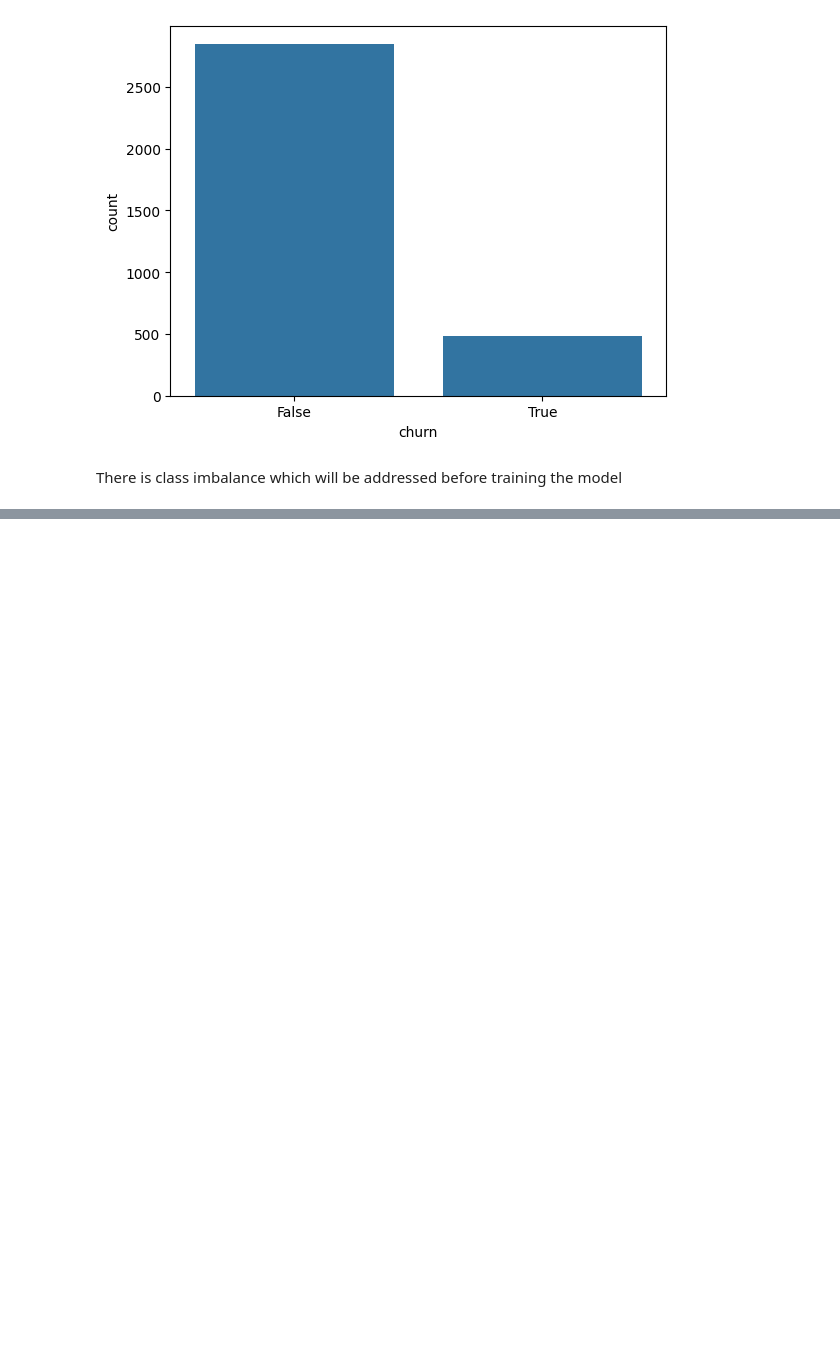
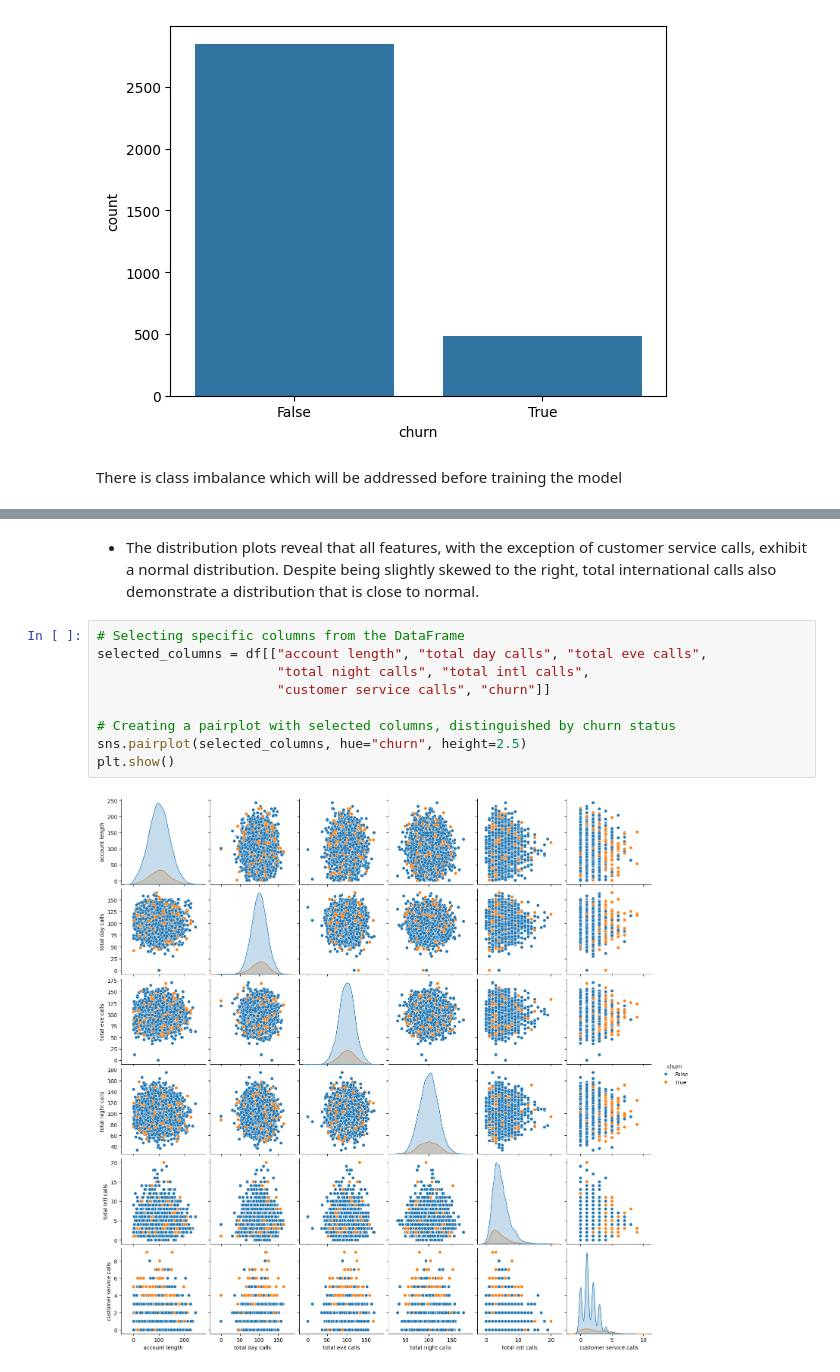
Before and after one commit to EdwinMwai/churn-analysis, a Jupyter notebook: churn.ipynb, the cells around one changed output, grey strips where cells are left out. Saved outputs shown, nothing was run; the diff lists cells and outputs as text; blank space fills up the shorter version.

```diff
--- a/churn.ipynb
+++ b/churn.ipynb
@@ -286,0 +337,13 @@ plt.show()
+# %% [markdown]
+* The distribution plots reveal that all features, with the exception of customer service calls, exhibit a normal distribution. Despite being slightly skewed to the right, total international calls also demonstrate a distribution that is close to normal.
+# %%
+# Selecting specific columns from the DataFrame
+selected_columns = df[["account length", "total day calls", "total eve calls",
+                       "total night calls", "total intl calls",
+                       "customer service calls", "churn"]]
+
+# Creating a pairplot with selected columns, distinguished by churn status
+sns.pairplot(selected_columns, hue="churn", height=2.5)
+plt.show()
+# %% [output]
+[figure, added]
```
Also changed, not shown: parts of 18 cells of this notebook.
